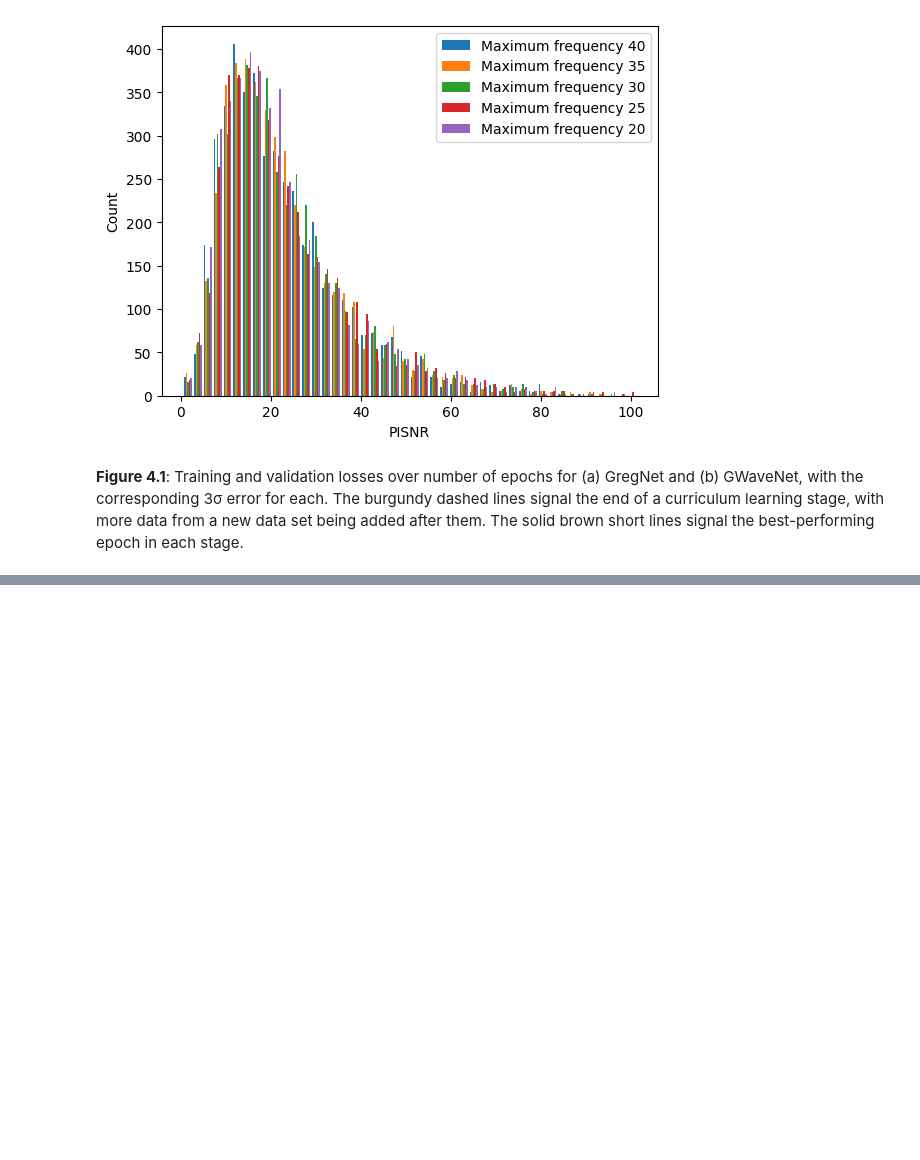
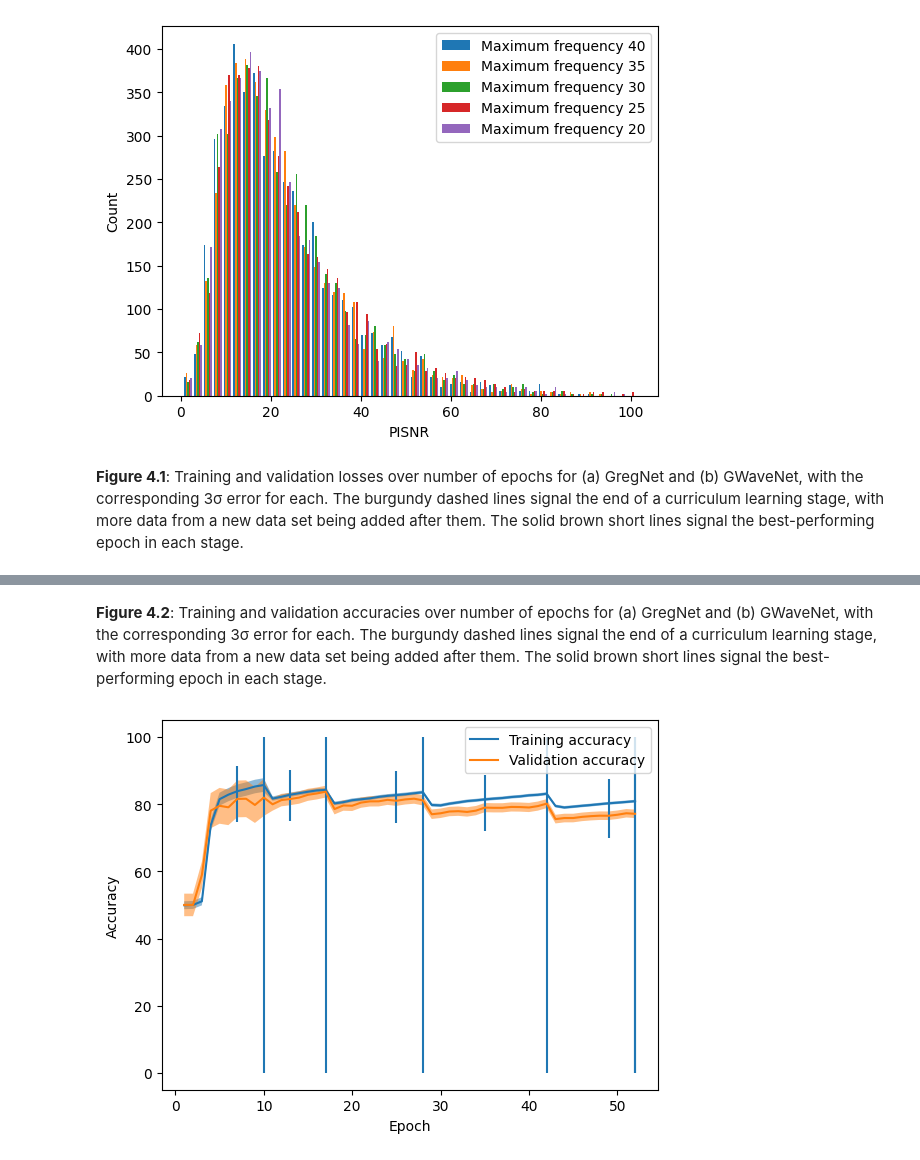
Before and after one commit to anaismartins/deploying-custom-nn-in-fpga, a Jupyter notebook: figures/plotting.ipynb, the cells around one changed output, grey strips where cells are left out. Drawn from its saved outputs; the diff is of its cells as text; code cells hidden in the pictures; blank space fills up the shorter version.

```diff
--- a/figures/plotting.ipynb
+++ b/figures/plotting.ipynb
@@ -81,0 +192,64 @@ for line in lines:
+# %% [markdown]
+**Figure 4.2**: Training and validation accuracies over number of epochs for (a) GregNet and (b) GWaveNet, with the corresponding 3σ error for each. The burgundy dashed lines signal the end of a curriculum learning stage, with more data from a new data set being added after them. The solid brown short lines signal the best-performing epoch in each stage.
+# %%
+if model == "GregNet":
+    filename_learning_acc_train = filename_learning_acc_train_GregNet
+    filename_learning_acc_val = filename_learning_acc_val_GregNet
+elif model == "GWaveNet":
+    filename_learning_acc_train = filename_learning_acc_train_GWaveNet
+    filename_learning_acc_val = filename_learning_acc_val_GWaveNet
+
+with open(filename_learning_acc_train, "r") as f:
+    lines = f.readlines()
+
+train_acc = []
+train_acc_stdev = []
+
+for line in lines:
+    if "Folder" in line:
+        continue
+    else:
+        train_acc.append(float(line.split(", ")[0]))
+        train_acc_stdev.append(float(line.split(", ")[1]))
+
+n_epochs.append(epoch_counter)
+
+for i in range(n_folders):
+    if i == 0:
+        shaded_acc_train = [3 * x / np.sqrt(n_samples_train * 2 * (i + 1)) for x in train_acc[0:n_epochs[i]]]
+    else:
+        shaded_acc_train = np.append(shaded_acc_train, [3 * x / np.sqrt(n_samples_train * 2 * (i + 1)) for x in train_acc_stdev[n_epochs[i-1]:n_epochs[i]]])
+
+with open(filename_learning_acc_val, "r") as f:
+    lines = f.readlines()
+
+val_acc = []
+val_acc_stdev = []
+
+for line in lines:
+    if "Folder" in line:
+        continue
+    else:
+        val_acc.append(float(line.split(", ")[0]))
+        val_acc_stdev.append(float(line.split(", ")[1]))
+
+for i in range(n_folders):
+    if i == 0:
+        shaded_acc_val = [3 * x / np.sqrt(n_samples_val * 2 * (i + 1)) for x in val_acc[0:n_epochs[i]]]
+    else:
+        shaded_acc_val = np.append(shaded_acc_val, [3 * x / np.sqrt(n_samples_val * 2 * (i + 1)) for x in val_acc_stdev[n_epochs[i-1]:n_epochs[i]]])
+
+
+plt.fill_between(x = np.arange(1, n_epochs[-1] + 1), y1 = [train_acc[i] - shaded_acc_train[i] for i in range(n_epochs[-1])], y2 = [train_acc[i] + shaded_acc_train[i] for i in range(n_epochs[-1])], alpha = 0.5)
+plt.fill_between(x = np.arange(1, n_epochs[-1] + 1), y1 = [val_acc[i] - shaded_acc_val[i] for i in range(n_epochs[-1])], y2 = [val_acc[i] + shaded_acc_val[i] for i in range(n_epochs[-1])], alpha = 0.5)
+plt.plot(np.arange(1, n_epochs[-1] + 1), train_acc, label="Training accuracy")
+plt.plot(np.arange(1, n_epochs[-1] + 1), val_acc, label="Validation accuracy")
+plt.vlines(x = n_epochs, ymin = 0, ymax = 100)
+plt.vlines(x = best_epoch, ymin = [min([train_acc[b], val_acc[b]]) - 7 for b in best_epoch], ymax = [max([train_acc[b], val_acc[b]]) + 7 for b in best_epoch])
+
+plt.xlabel("Epoch")
+plt.ylabel("Accuracy")
+plt.legend(loc="best")
+plt.show()
+# %% [output]
+[figure, added]
```
Also changed, not shown: parts of 13 cells of this notebook, 10 other files.
